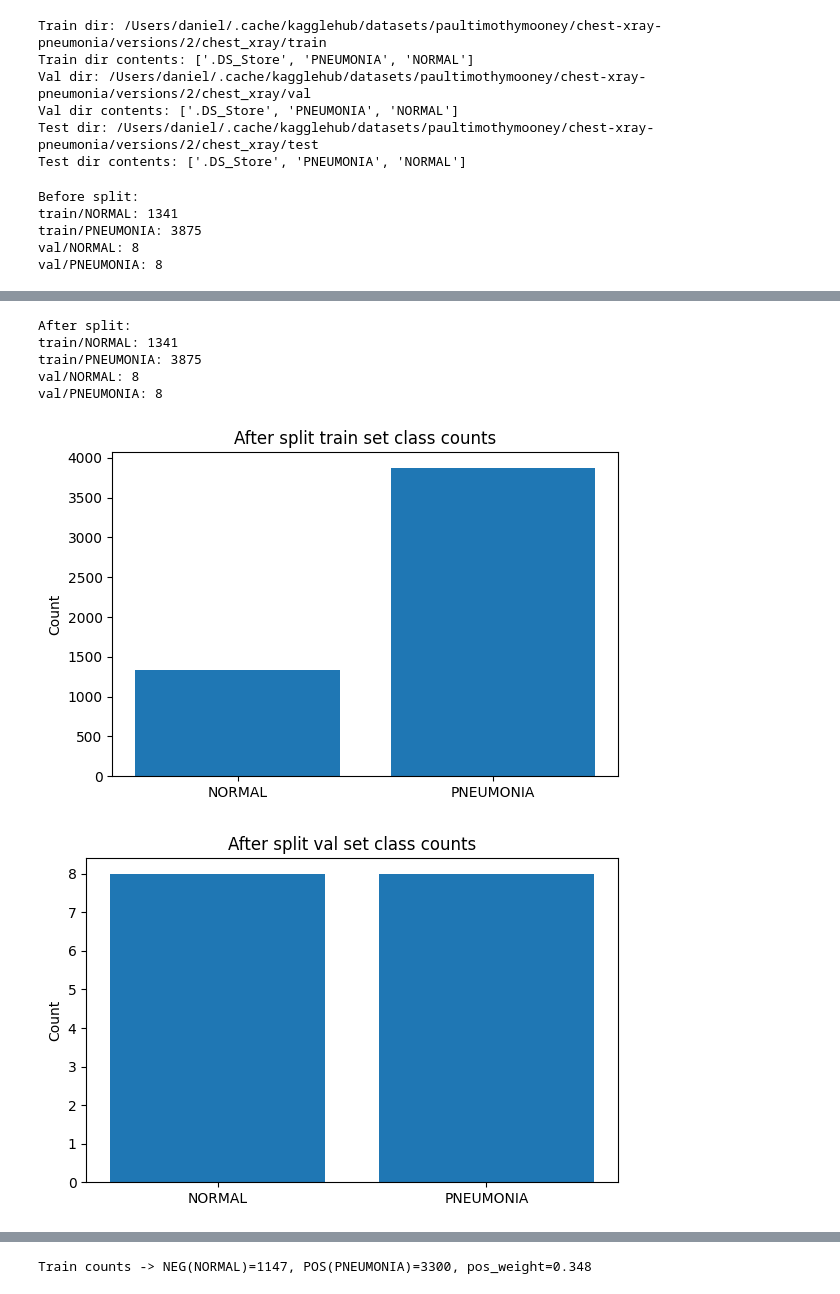
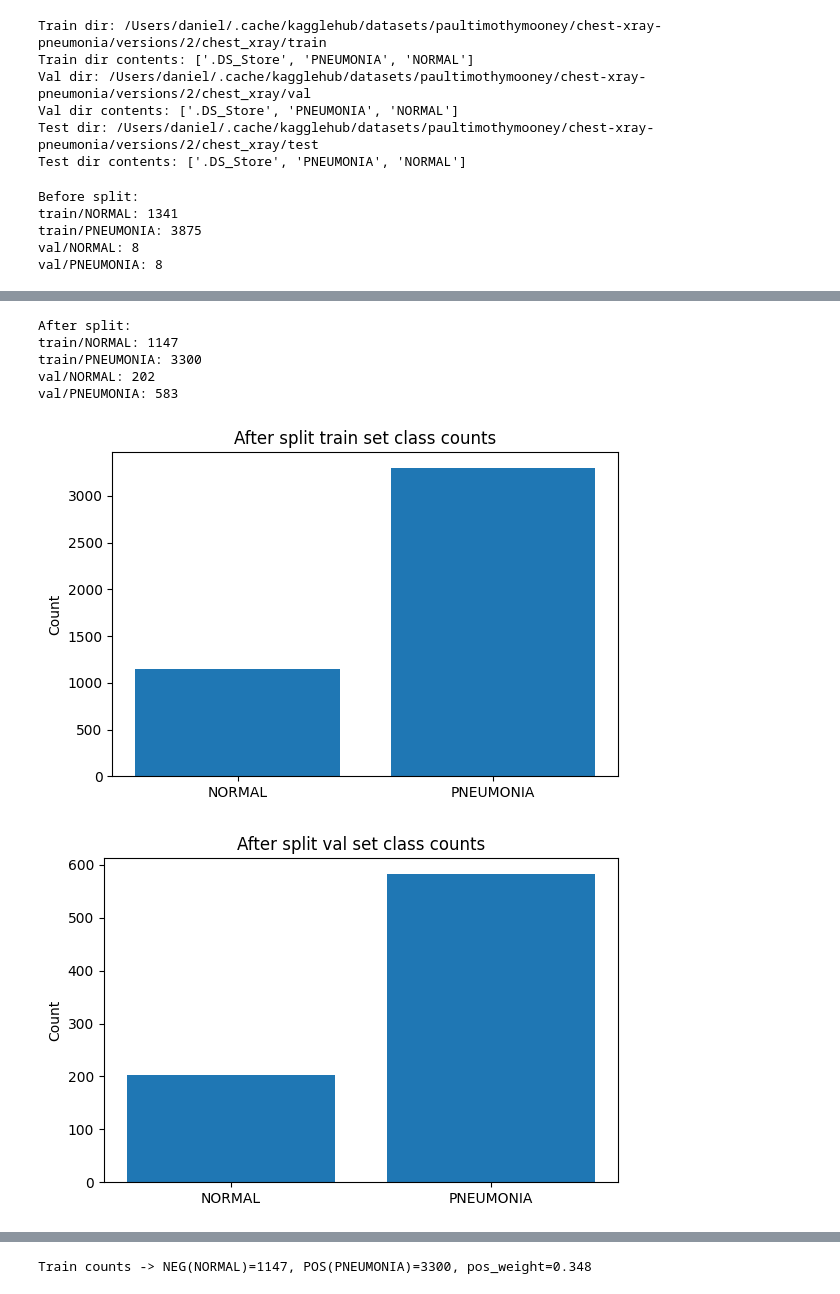
Before and after one commit to DanielKatz67/Deep_Learning_Final_Project, a Jupyter notebook: resnet_after_balance_val_and_train.ipynb, the cells around one changed output, grey strips where cells are left out. Saved outputs shown, nothing was run; the diff lists cells and outputs as text; code cells hidden in the pictures.

```diff
--- a/resnet_after_balance_val_and_train.ipynb
+++ b/resnet_after_balance_val_and_train.ipynb
@@ -43,26 +43,26 @@ Test dir contents: ['.DS_Store', 'PNEUMONIA', 'NORMAL']
 # %%
 # Plot distribution of classes in train, val, and test sets
 class_names = ['NORMAL', 'PNEUMONIA']
 show_split_counts(base_dir, "Before split")
 new_base = balance_val_train_split(base_dir)
-show_split_counts(base_dir, "After split")
+show_split_counts(new_base, "After split")
 
 # Update directory variables to point to the new split
 train_dir = os.path.join(new_base, 'train')
 val_dir   = os.path.join(new_base, 'val')
 # test_dir remains unchanged
 # %% [output]
 Before split:
 train/NORMAL: 1341
 train/PNEUMONIA: 3875
 val/NORMAL: 8
 val/PNEUMONIA: 8
 [figure]
 [figure]
 After split:
-train/NORMAL: 1341
-train/PNEUMONIA: 3875
-val/NORMAL: 8
-val/PNEUMONIA: 8
+train/NORMAL: 1147
+train/PNEUMONIA: 3300
+val/NORMAL: 202
+val/PNEUMONIA: 583
-[figure, old version]
+[figure, new version]
-[figure, old version]
+[figure, new version]
```
Also changed, not shown: parts of 10 cells of this notebook, 1 other file.
